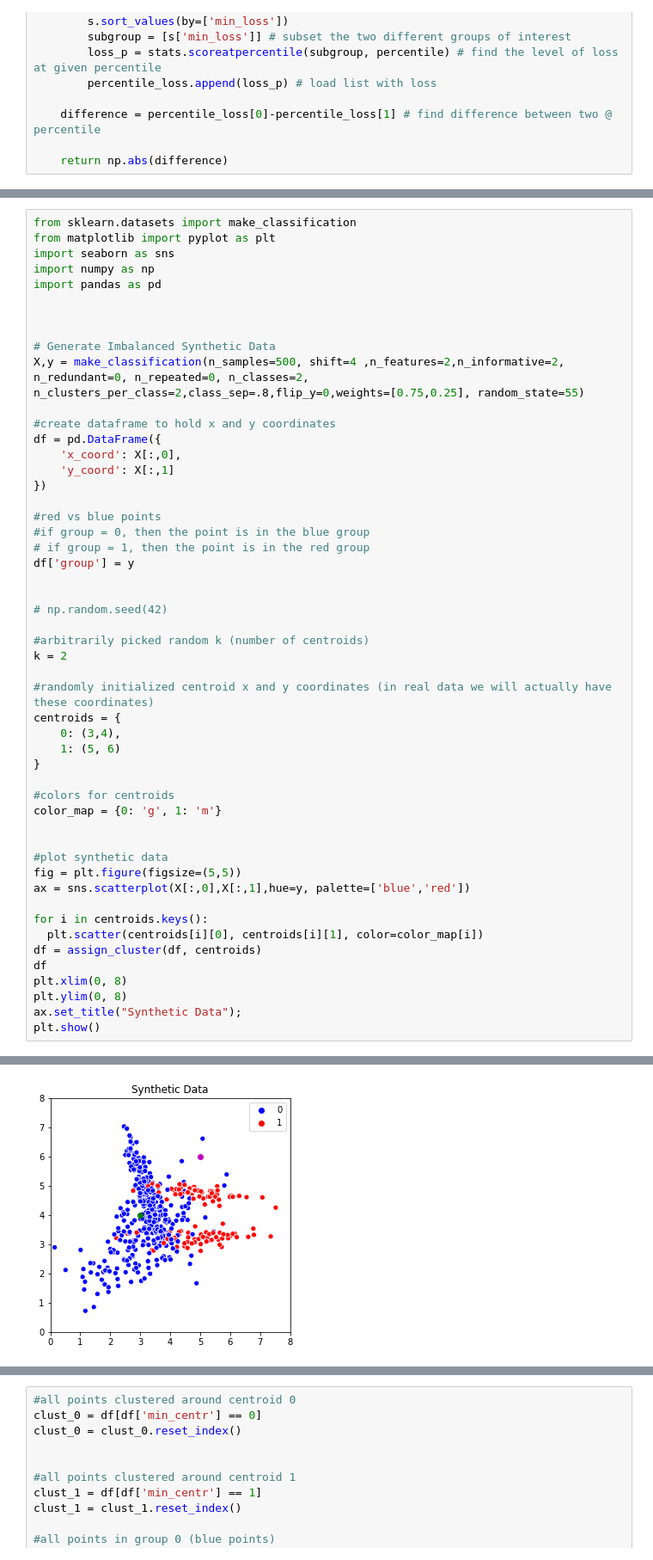
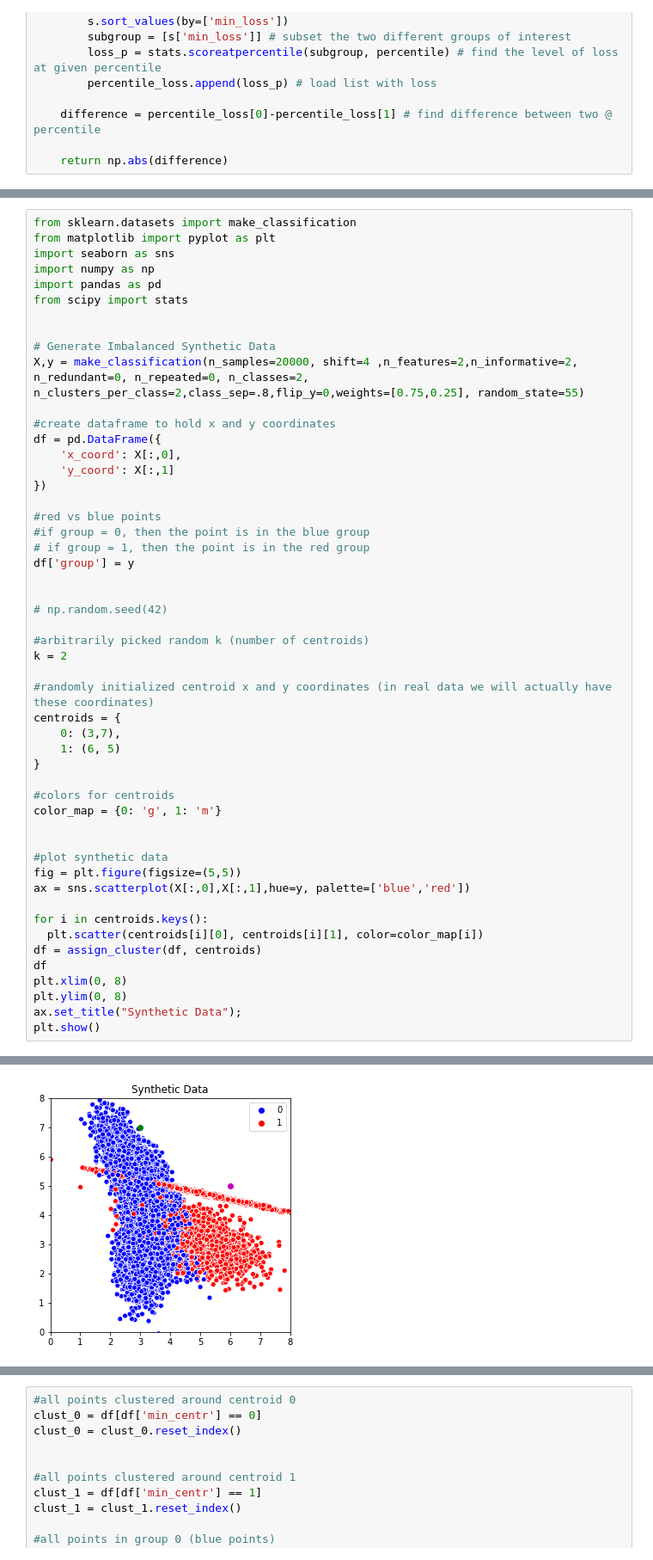
Before and after one commit to mbalestra/AllocateResourcesFairly, a Jupyter notebook: algorithm/synth_data.ipynb, the cells around one changed output, grey strips where cells are left out. Shown at 86% size. Drawn from its saved outputs; the diff is of its cells as text.

```diff
--- a/algorithm/synth_data.ipynb
+++ b/algorithm/synth_data.ipynb
@@ -217,11 +221,11 @@ from matplotlib import pyplot as plt
 import seaborn as sns
 import numpy as np
 import pandas as pd
-
+from scipy import stats
 
 
 # Generate Imbalanced Synthetic Data
-X,y = make_classification(n_samples=500, shift=4 ,n_features=2,n_informative=2, n_redundant=0, n_repeated=0, n_classes=2, n_clusters_per_class=2,class_sep=.8,flip_y=0,weights=[0.75,0.25], random_state=55)
+X,y = make_classification(n_samples=20000, shift=4 ,n_features=2,n_informative=2, n_redundant=0, n_repeated=0, n_classes=2, n_clusters_per_class=2,class_sep=.8,flip_y=0,weights=[0.75,0.25], random_state=55)
 
 #create dataframe to hold x and y coordinates
 df = pd.DataFrame({
@@ -242,8 +246,8 @@ k = 2
 
 #randomly initialized centroid x and y coordinates (in real data we will actually have these coordinates)
 centroids = {
-    0: (3,4),
-    1: (5, 6)
+    0: (3,7),
+    1: (6, 5)
 }
 
 #colors for centroids
@@ -266,4 +272,4 @@ plt.show()
-[figure, old version]
+[figure, new version]
 # %%
 df = assign_cluster(df, centroids)
 df
```
Also changed, not shown: parts of 12 cells of this notebook.
